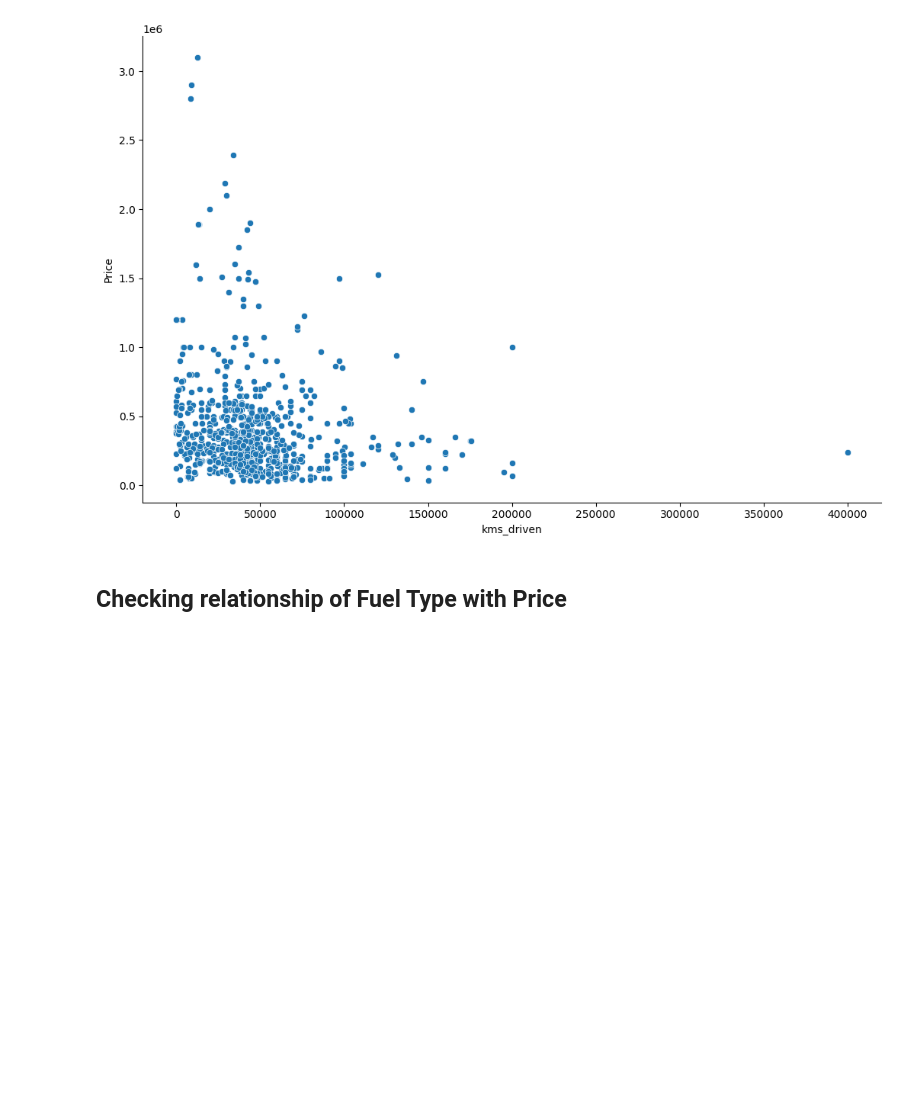
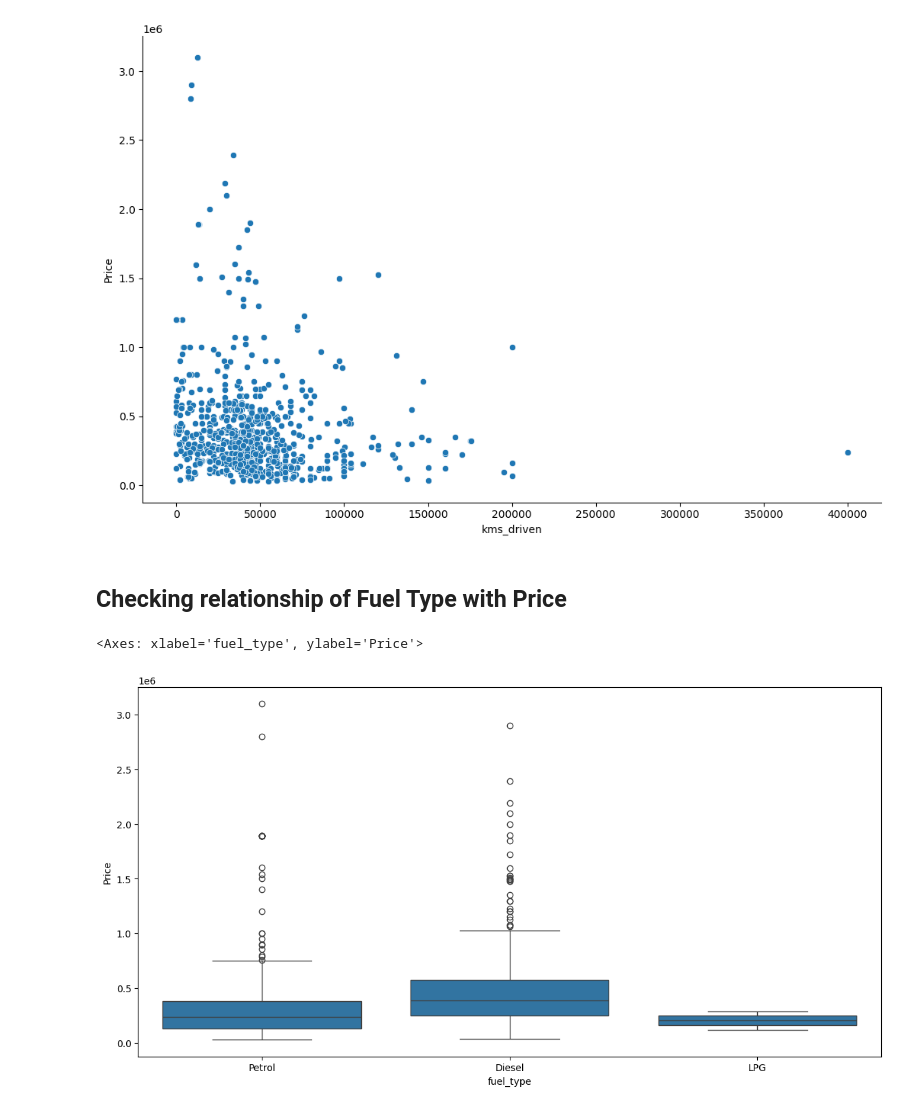
Before and after one commit to devavinothm/car-price-predictor, a Jupyter notebook: quikr_predictor.ipynb, the cells around one changed output. Drawn from its saved outputs; the diff is of its cells as text; code cells hidden in the pictures; blank space fills up the shorter version.

```diff
--- a/quikr_predictor.ipynb
+++ b/quikr_predictor.ipynb
@@ -235,3 +235,9 @@ sns.relplot(x='kms_driven',y='Price',data=car,height=7,aspect=1.5)
 [figure]
 # %% [markdown]
 ## Checking relationship of Fuel Type with Price
+# %%
+plt.subplots(figsize=(14,7))
+sns.boxplot(x='fuel_type',y='Price',data=car)
+# %% [output]
+<Axes: xlabel='fuel_type', ylabel='Price'>
+[figure, added]
```
Also changed, not shown: parts of 29 cells of this notebook, 2 other files.
